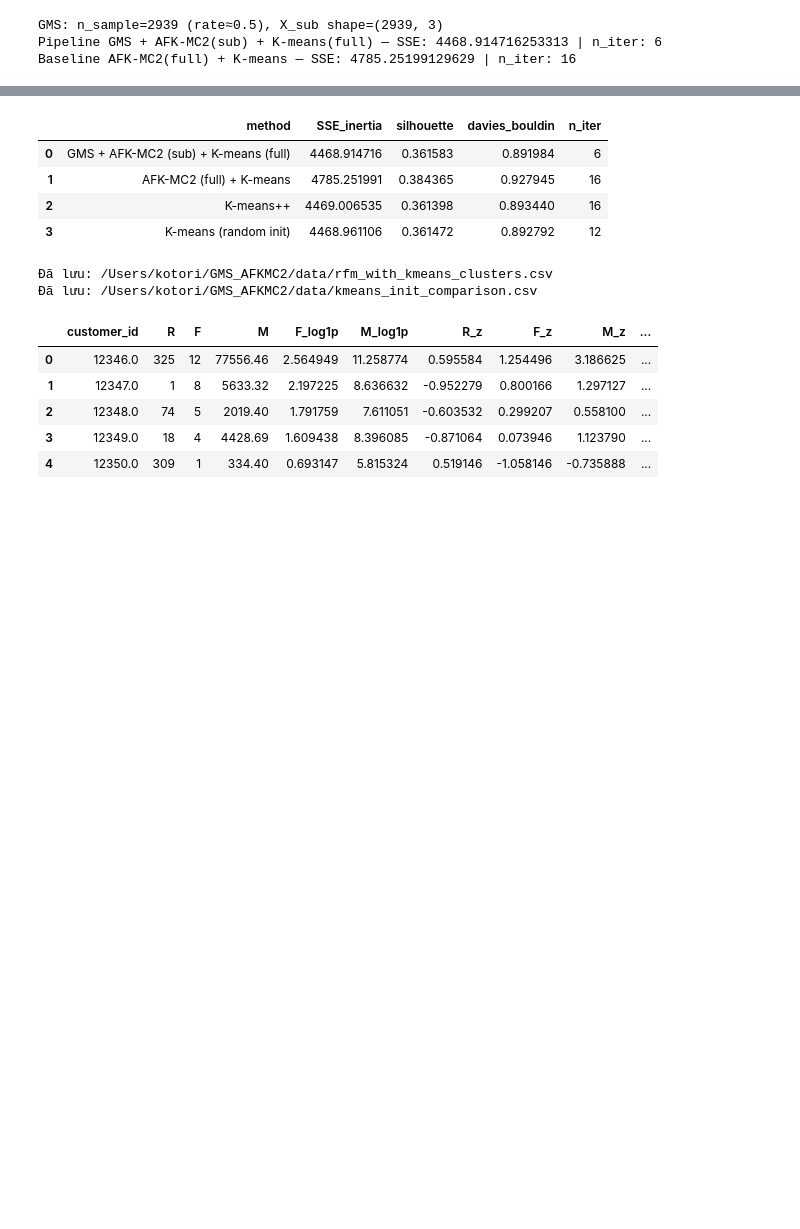
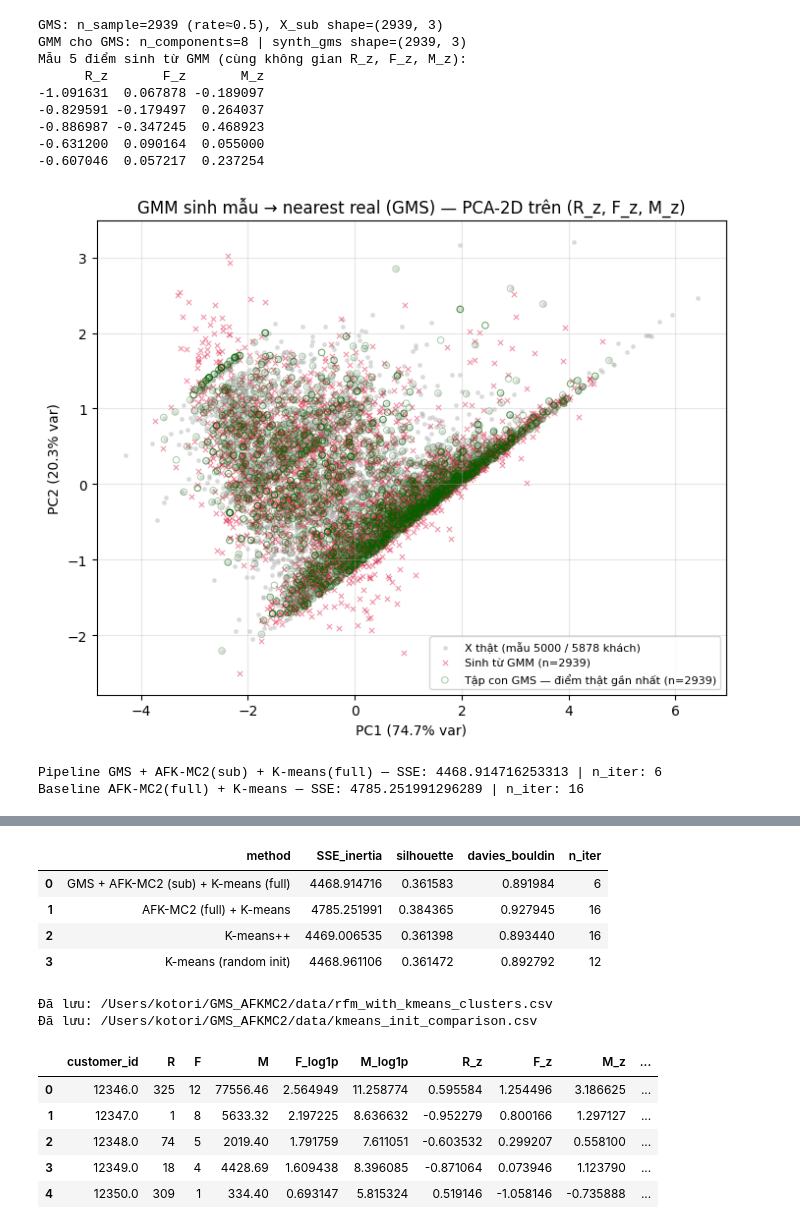
Before and after one commit to Viendeptrai1/GMS_AFKMC2, a Jupyter notebook: notebooks/online_retail/03_AFKMC2.ipynb, the cells around one changed output, grey strips where cells are left out. Drawn from its saved outputs; the diff is of its cells as text; code cells hidden in the pictures; blank space fills up the shorter version.

```diff
--- a/notebooks/online_retail/03_AFKMC2.ipynb
+++ b/notebooks/online_retail/03_AFKMC2.ipynb
@@ -112,8 +207,9 @@ def gms_nearest_real_points(
     gmm: GaussianMixture,
     n_sample: int,
     omega: np.ndarray,
-) -> np.ndarray:
-    """Gms (theo paper): sinh n_sample điểm từ GMM, mỗi điểm map sang hàng trong X_data gần nhất (khoảng cách có trọng số omega)."""
+) -> tuple[np.ndarray, np.ndarray]:
+    """Gms: sinh n_sample điểm từ GMM; map mỗi điểm → hàng trong X_data gần nhất (khoảng cách có trọng số omega).
+    Trả về (X_sub, synth): `synth` là batch từ `gmm.sample` (để xem / vẽ)."""
     synth, _ = gmm.sample(n_sample)
     omega = np.asarray(omega, dtype=float).reshape(1, -1)
     idx = []
@@ -121,7 +217,7 @@ def gms_nearest_real_points(
         diff = X_data - s
         dist = np.linalg.norm(diff * omega, axis=1)
         idx.append(int(np.argmin(dist)))
-    return X_data[np.array(idx, dtype=int)]
+    return X_data[np.array(idx, dtype=int)], synth
 
 
 def load_or_fit_gmm_for_gms(X_data: np.ndarray) -> GaussianMixture:
@@ -144,38 +240,99 @@ def load_or_fit_gmm_for_gms(X_data: np.ndarray) -> GaussianMixture:
 n = X.shape[0]
 n_sample = max(N_CLUSTERS, int(round(SAMPLE_RATE * n)))
 gmm_gms = load_or_fit_gmm_for_gms(X)
-X_sub = gms_nearest_real_points(X, gmm_gms, n_sample, OMEGA)
+X_sub, synth_gms = gms_nearest_real_points(X, gmm_gms, n_sample, OMEGA)
 print(f"GMS: n_sample={n_sample} (rate≈{SAMPLE_RATE}), X_sub shape={X_sub.shape}")
+print(
+    f"GMM cho GMS: n_components={gmm_gms.n_components} | synth_gms shape={synth_gms.shape}"
+)
+print("Mẫu 5 điểm sinh từ GMM (cùng không gian R_z, F_z, M_z):")
+print(pd.DataFrame(synth_gms[:5], columns=FEATURE_COLS).to_string(index=False))
+
+# --- Trực quan: điểm từ GMM.sample vs dữ liệu thật vs tập con sau ánh xạ GMS (PCA-2D)
+_rng = np.random.default_rng(RANDOM_STATE)
+_bg_n = min(5000, X.shape[0])
+_bg_idx = _rng.choice(X.shape[0], size=_bg_n, replace=False)
+_viz_n = synth_gms.shape[0]
+_pca_gms = PCA(n_components=2, random_state=RANDOM_STATE)
+_X_pca = _pca_gms.fit_transform(X)
+_synth2 = _pca_gms.transform(synth_gms)
+_Xsub2 = _pca_gms.transform(X_sub)
+
+fig, ax = plt.subplots(figsize=(7.2, 5.8))
+ax.scatter(
+    _X_pca[_bg_idx, 0],
+    _X_pca[_bg_idx, 1],
+    s=6,
+    c="#b0b0b0",
+    alpha=0.35,
+    label=f"X thật (mẫu {_bg_n} / {X.shape[0]} khách)",
+)
+ax.scatter(
+    _synth2[:, 0],
+    _synth2[:, 1],
+    s=14,
+    c="crimson",
+    alpha=0.45,
+    marker="x",
+    linewidths=0.8,
+    label=f"Sinh từ GMM (n={_viz_n})",
+)
+ax.scatter(
+    _Xsub2[:, 0],
+    _Xsub2[:, 1],
+    s=22,
+    facecolors="none",
+    edgecolors="darkgreen",
+    linewidths=0.7,
+    alpha=0.35,
+    label=f"Tập con GMS — điểm thật gần nhất (n={_viz_n})",
+)
+ax.set_xlabel(f"PC1 ({_pca_gms.explained_variance_ratio_[0] * 100:.1f}% var)")
+ax.set_ylabel(f"PC2 ({_pca_gms.explained_variance_ratio_[1] * 100:.1f}% var)")
+ax.set_title("GMM sinh mẫu → nearest real (GMS) — PCA-2D trên (R_z, F_z, M_z)")
+ax.legend(loc="best", fontsize=8)
+ax.grid(True, alpha=0.3)
+plt.tight_layout()
+plt.show()
 
 # --- Pipeline paper-style: AFK-MC2 chỉ trên tập con → seed cho K-means full
 init_from_sub = afk_seed.afkmc2(X_sub, N_CLUSTERS, m=AFKMC2_CHAIN_LEN)
 km_paper = KMeans(
     n_clusters=N_CLUSTERS,
     init=init_from_sub,
     n_init=1,
     max_iter=KMEANS_MAX_ITER,
     random_state=RANDOM_STATE,
     algorithm="elkan",
 )
 km_paper.fit(X)
 print("Pipeline GMS + AFK-MC2(sub) + K-means(full) — SSE:", km_paper.inertia_, "| n_iter:", km_paper.n_iter_)
 
 # --- Baseline: AFK-MC2 trực tiếp trên toàn bộ X (không qua GMS / tập con)
 init_full = afk_seed.afkmc2(X, N_CLUSTERS, m=AFKMC2_CHAIN_LEN)
 km_afk_full = KMeans(
     n_clusters=N_CLUSTERS,
     init=init_full,
     n_init=1,
     max_iter=KMEANS_MAX_ITER,
     random_state=RANDOM_STATE,
     algorithm="elkan",
 )
 km_afk_full.fit(X)
 print("Baseline AFK-MC2(full) + K-means — SSE:", km_afk_full.inertia_, "| n_iter:", km_afk_full.n_iter_)
 # %% [output]
 GMS: n_sample=2939 (rate≈0.5), X_sub shape=(2939, 3)
-Pipeline GMS + AFK-MC2(sub) + K-means(full) — SSE: 4468.914716253313 | n_iter: 6
-Baseline AFK-MC2(full) + K-means — SSE: 4785.25199129629 | n_iter: 16
+GMM cho GMS: n_components=8 | synth_gms shape=(2939, 3)
+Mẫu 5 điểm sinh từ GMM (cùng không gian R_z, F_z, M_z):
+      R_z       F_z       M_z
+-1.091631  0.067878 -0.189097
+-0.829591 -0.179497  0.264037
+-0.886987 -0.347245  0.468923
+-0.631200  0.090164  0.055000
+-0.607046  0.057217  0.237254
+[figure, added]
+Pipeline GMS + AFK-MC2(sub) + K-means(full) — SSE: 4468.914716253313 | n_iter: 6
+Baseline AFK-MC2(full) + K-means — SSE: 4785.251991296289 | n_iter: 16
 # %%
 km_pp = KMeans(
     n_clusters=N_CLUSTERS,
```
Also changed, not shown: parts of 4 cells of this notebook, 6 other files.
